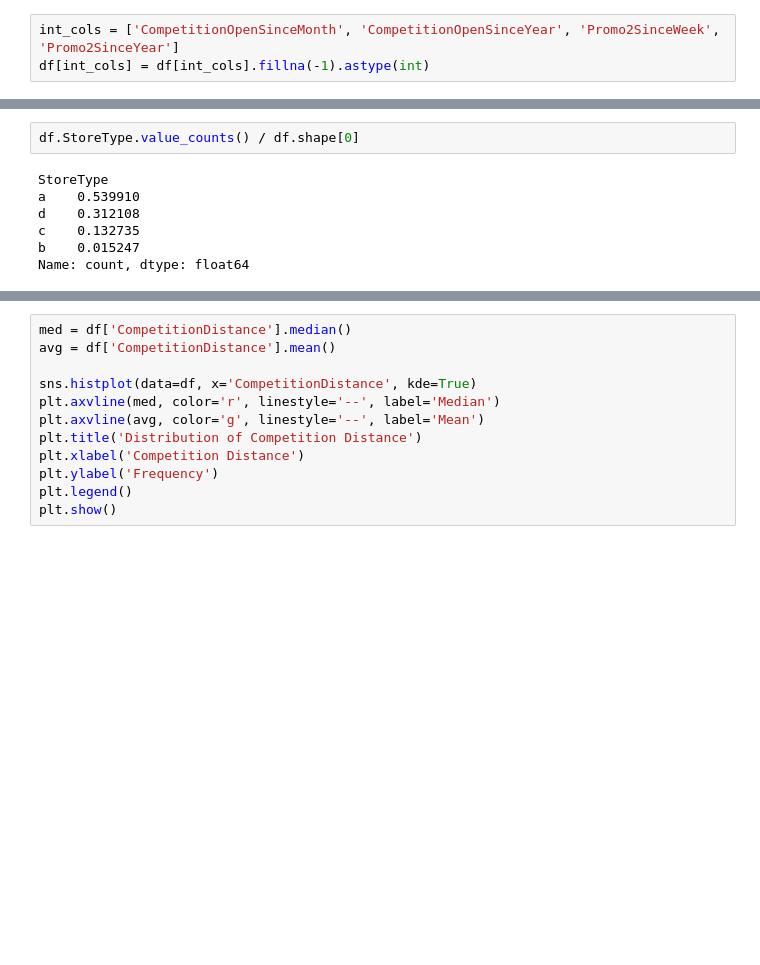
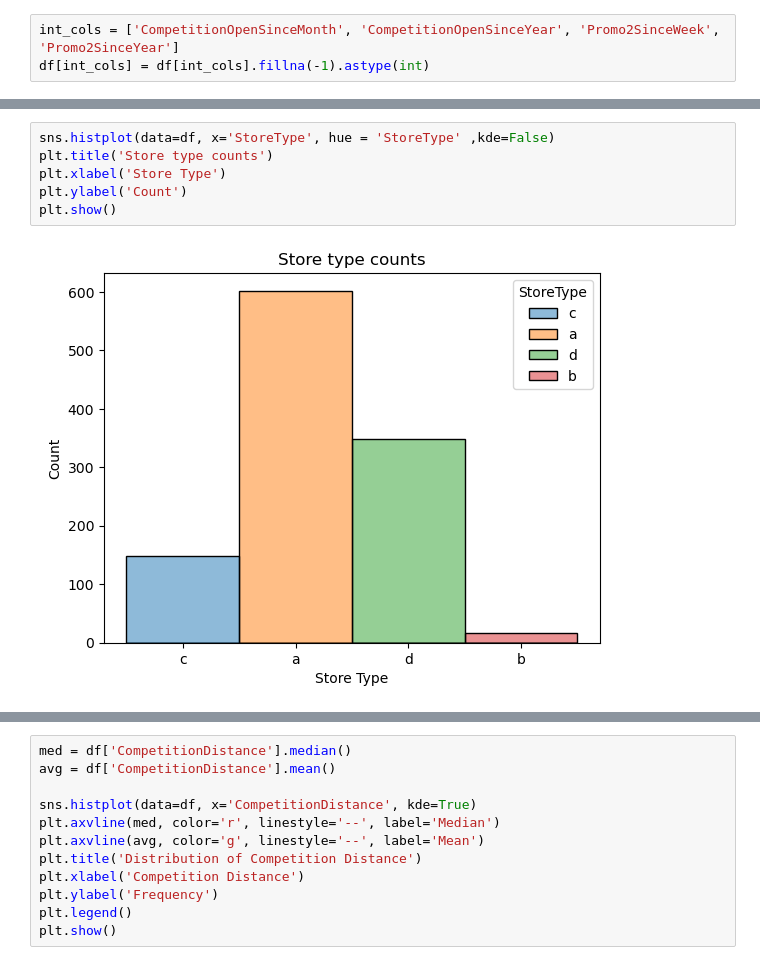
Before and after one commit to CarlosHernandez3/CAP_3764_2025_Fall_Team_2, a Jupyter notebook: store_eda.ipynb, the cells around one changed output, grey strips where cells are left out. Cells and saved outputs as stored; diff of their text form; blank space fills up the shorter version.

Commit message:
repalced categorical varibale count/proportions for histgram

```diff
--- a/store_eda.ipynb
+++ b/store_eda.ipynb
@@ -51,10 +51,9 @@ df.head()
 # %%
-df.StoreType.value_counts() / df.shape[0]
+sns.histplot(data=df, x='StoreType', hue = 'StoreType' ,kde=False)
+plt.title('Store type counts')
+plt.xlabel('Store Type')
+plt.ylabel('Count')
+plt.show()
 # %% [output]
-StoreType
-a    0.539910
-d    0.312108
-c    0.132735
-b    0.015247
-Name: count, dtype: float64
+[figure, added]
 # %%
```
Also changed, not shown: parts of 8 cells of this notebook.
